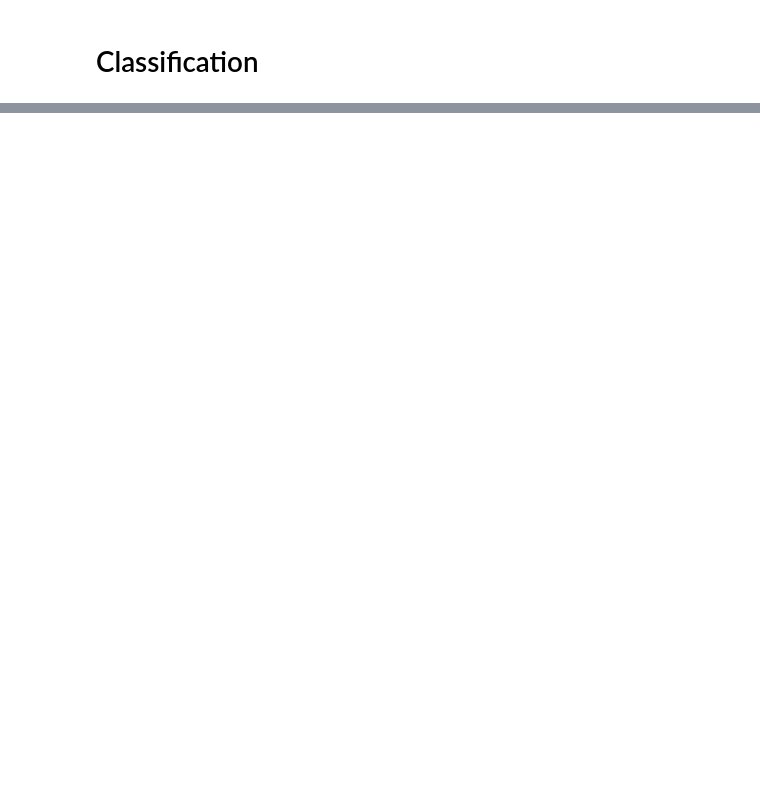
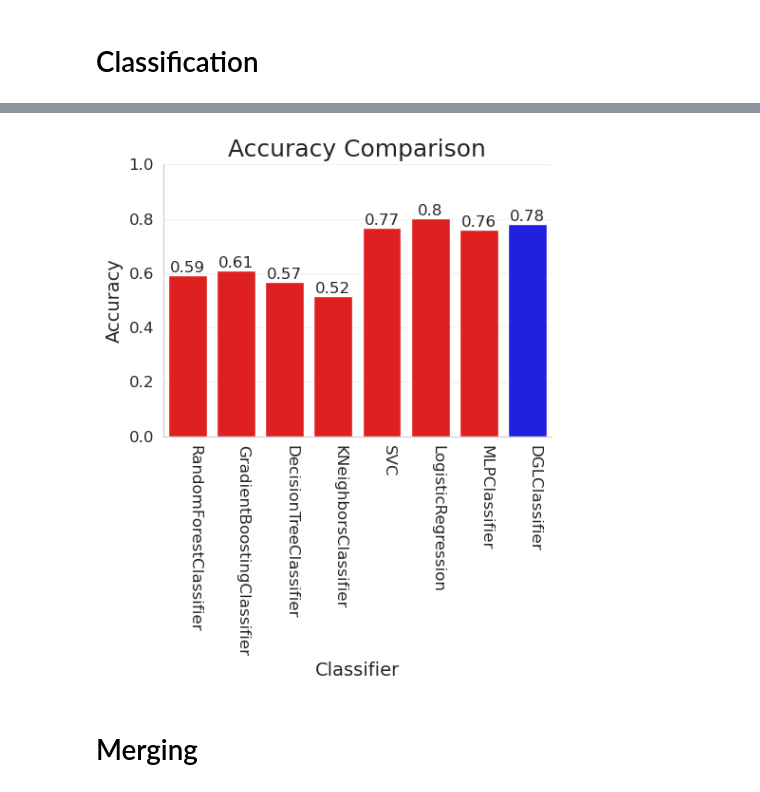
Before and after one commit to gmpal/apartments_energy, a Jupyter notebook: classification.ipynb, the cells around one changed output, grey strips where cells are left out. Cells and saved outputs as stored; diff of their text form; code cells hidden in the pictures; blank space fills up the shorter version.

```diff
--- a/classification.ipynb
+++ b/classification.ipynb
@@ -393,0 +591,36 @@ TypeError: 'numpy.ndarray' object is not callable
+# %%
+# Set figure size and style
+plt.figure(figsize=(5, 6))
+sns.set_style('whitegrid')
+
+# Plot accuracies as bar chart
+colors = ['red'] * len(classifiers)
+colors[-1] = 'blue'
+ax = sns.barplot(x=[type(c).__name__ for c in classifiers], y=accuracies, palette=colors)
+
+# Add labels and customizations
+ax.set_title("Accuracy Comparison", fontsize=18)
+ax.set_xlabel("Classifier", fontsize=14)
+ax.set_ylabel("Accuracy", fontsize=14)
+ax.set_ylim([0, 1])
+ax.yaxis.grid(True, alpha=0.3)
+plt.xticks(rotation=-90, ha='left', fontsize=12)
+plt.yticks(fontsize=12)
+ax.spines['top'].set_visible(False)
+ax.spines['right'].set_visible(False)
+
+# Add text labels for each bar
+for i, v in enumerate(accuracies):
+    ax.text(i, v+0.01, str(round(v, 2)), ha='center', fontsize=12)
+
+plt.tight_layout()
+
+#save plt in svg
+plt.savefig('accuracy_comparison_reds.svg', format='svg', dpi=1200)
+
+# Show plot
+plt.show()
+# %% [output]
+[figure, added]
+# %% [markdown]
+# Merging
```
Also changed, not shown: parts of 27 cells of this notebook, 2 other files.
